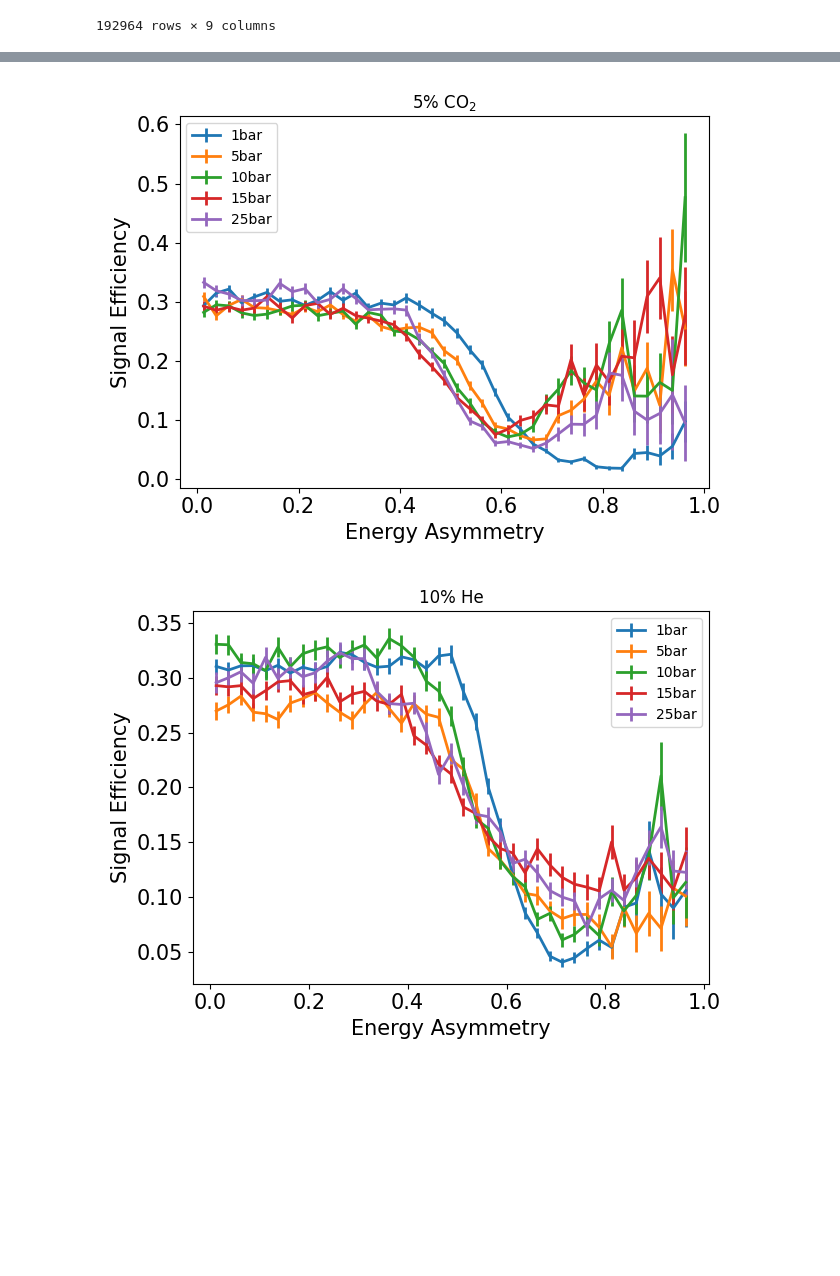
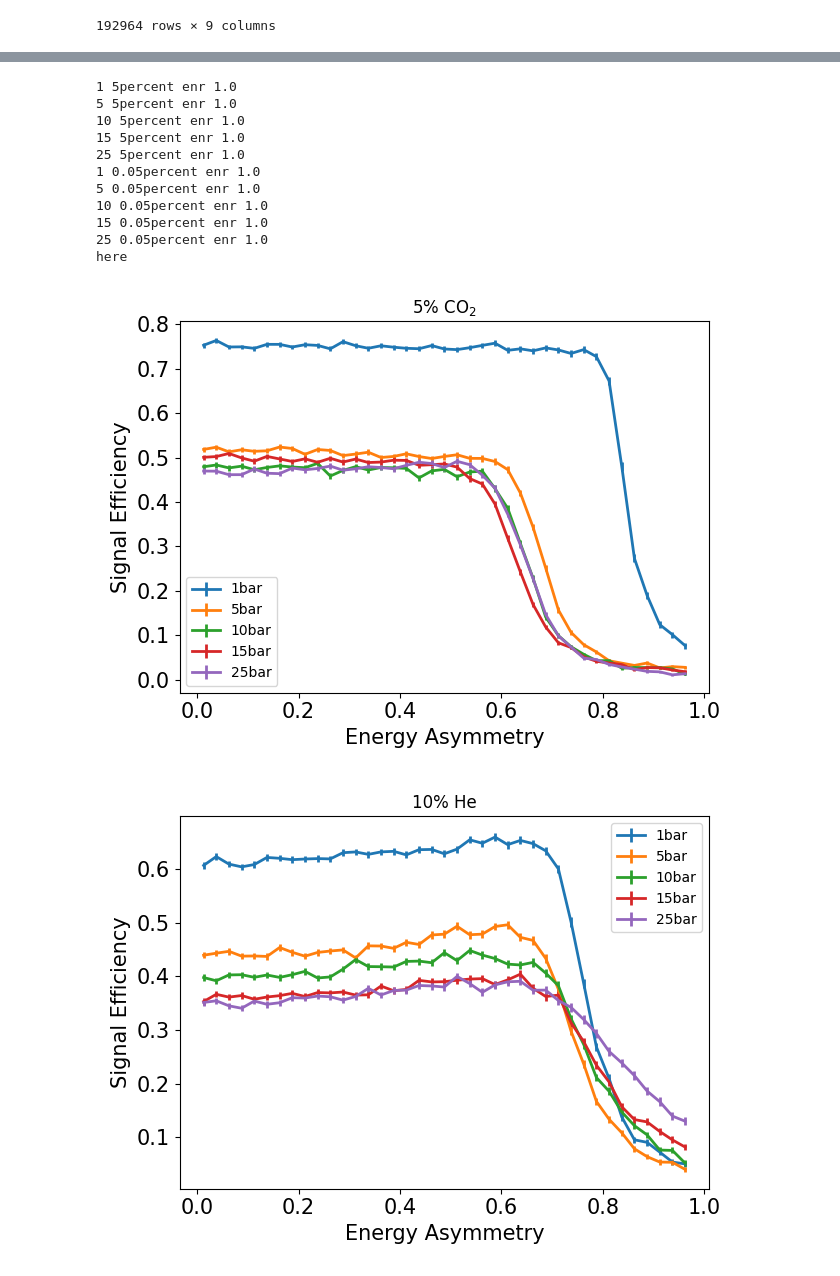
Before and after one commit to kvjmistry/ATPC, a Jupyter notebook: notebooks/GetSignalEfficiency.ipynb, the cells around one changed output, grey strips where cells are left out. Drawn from its saved outputs; the diff is of its cells as text; code cells hidden in the pictures; blank space fills up the shorter version.

```diff
--- a/notebooks/GetSignalEfficiency.ipynb
+++ b/notebooks/GetSignalEfficiency.ipynb
@@ -203,9 +331,9 @@ plt.tight_layout()
 # %%
 # Load in the event list
 
-def GetAsymmetryHistogram(df_true, df_reco, pressure, b):
+def GetAsymmetryHistogram(df_true, df_reco, pressure, b, diff):
 
-    df_reco = df_reco[df_reco.primary == 1]
+    # print("1", len(df_primary.event_id.unique()), len(df_reco.event_id.unique()))
 
     # This ensures the event samples overlap in the reco and true
     df_true_olp = df_true[df_true.event_id.isin(df_reco.event_id.unique())]
@@ -214,7 +342,13 @@ def GetAsymmetryHistogram(df_true, df_reco, pressure, b):
     n_gen, bins = np.histogram( df_true_olp.A,      bins = np.arange(0,1,0.025));
 
     # Apply the cut
-    df_reco_cut, df_true_olp_cut = ApplyBlobCut(df_reco, df_true_olp, "blob2R", b)
+    # df_reco_cut, df_true_olp_cut = ApplyBlobCut(df_primary, df_true_olp, "blob2R", b)
+
+    df_reco, df_primary, cuts = ApplyCuts(df_reco, pressure, diff, "enr", 1.0)
+    df_primary = df_primary[ cuts ]
+    df_reco = df_reco[(df_reco.event_id.isin(df_primary.event_id.unique()))]
+    df_true_olp_cut = df_true[df_true.event_id.isin(df_primary.event_id.unique())]
+
 
     n_sel, _    = np.histogram( df_true_olp_cut.A, bins = np.arange(0,1,0.025));
     efficiency, error = CalcEfficiency(n_sel, n_gen, False)
@@ -227,12 +361,11 @@ def GetAsymmetryHistogram(df_true, df_reco, pressure, b):
 
     return efficiency, error, bin_centers
 
-
-nubb_1bar_5percent_eff,  nubb_1bar_5percent_err,  nubb_1bar_5percent_bins  = GetAsymmetryHistogram(nubb_1bar_norm,  nubb_1bar_5percent,   1, 0.68)
-nubb_5bar_5percent_eff,  nubb_5bar_5percent_err,  nubb_5bar_5percent_bins  = GetAsymmetryHistogram(nubb_5bar_norm,  nubb_5bar_5percent,   5, 0.71)
-nubb_10bar_5percent_eff, nubb_10bar_5percent_err, nubb_10bar_5percent_bins = GetAsymmetryHistogram(nubb_10bar_norm, nubb_10bar_5percent, 10, 0.74)
-nubb_15bar_5percent_eff, nubb_15bar_5percent_err, nubb_15bar_5percent_bins = GetAsymmetryHistogram(nubb_15bar_norm, nubb_15bar_5percent, 15, 0.79)
-nubb_25bar_5percent_eff, nubb_25bar_5percent_err, nubb_25bar_5percent_bins = GetAsymmetryHistogram(nubb_25bar_norm, nubb_25bar_5percent, 25, 0.77)
+nubb_1bar_5percent_eff,  nubb_1bar_5percent_err,  nubb_1bar_5percent_bins  = GetAsymmetryHistogram(nubb_1bar_norm,  nubb_1bar_5percent,   1, 0.68, "5percent")
+nubb_5bar_5percent_eff,  nubb_5bar_5percent_err,  nubb_5bar_5percent_bins  = GetAsymmetryHistogram(nubb_5bar_norm,  nubb_5bar_5percent,   5, 0.71, "5percent")
+nubb_10bar_5percent_eff, nubb_10bar_5percent_err, nubb_10bar_5percent_bins = GetAsymmetryHistogram(nubb_10bar_norm, nubb_10bar_5percent, 10, 0.74, "5percent")
+nubb_15bar_5percent_eff, nubb_15bar_5percent_err, nubb_15bar_5percent_bins = GetAsymmetryHistogram(nubb_15bar_norm, nubb_15bar_5percent, 15, 0.79, "5percent")
+nubb_25bar_5percent_eff, nubb_25bar_5percent_err, nubb_25bar_5percent_bins = GetAsymmetryHistogram(nubb_25bar_norm, nubb_25bar_5percent, 25, 0.77, "5percent")
 
 
 plt.figure()
@@ -240,40 +373,51 @@ plt.errorbar(nubb_1bar_5percent_bins, nubb_1bar_5percent_eff, yerr=nubb_1bar_5pe
 plt.errorbar(nubb_5bar_5percent_bins, nubb_5bar_5percent_eff, yerr=nubb_5bar_5percent_err, linewidth = 2, label = "5bar")
 plt.errorbar(nubb_10bar_5percent_bins, nubb_10bar_5percent_eff, yerr=nubb_10bar_5percent_err, linewidth = 2, label = "10bar")
 plt.errorbar(nubb_15bar_5percent_bins, nubb_15bar_5percent_eff, yerr=nubb_15bar_5percent_err, linewidth = 2, label = "15bar")
 plt.errorbar(nubb_25bar_5percent_bins, nubb_25bar_5percent_eff, yerr=nubb_25bar_5percent_err, linewidth = 2, label = "25bar")
 
 plt.xlabel("Energy Asymmetry", fontsize=15);
 plt.ylabel("Signal Efficiency", fontsize=15);
 plt.xticks(fontsize=15);
 plt.yticks(fontsize=15);
 plt.legend()
 plt.title(r"5% CO$_2$")
 plt.tight_layout()
 
 
-nubb_1bar_He_eff,  nubb_1bar_He_err,  nubb_1bar_He_bins  = GetAsymmetryHistogram(nubb_1bar_norm,  nubb_1bar_He,   1, 0.66)
-nubb_5bar_He_eff,  nubb_5bar_He_err,  nubb_5bar_He_bins  = GetAsymmetryHistogram(nubb_5bar_norm,  nubb_5bar_He,   5, 0.73)
-nubb_10bar_He_eff, nubb_10bar_He_err, nubb_10bar_He_bins = GetAsymmetryHistogram(nubb_10bar_norm, nubb_10bar_He, 10, 0.77)
-nubb_15bar_He_eff, nubb_15bar_He_err, nubb_15bar_He_bins = GetAsymmetryHistogram(nubb_15bar_norm, nubb_15bar_He, 15, 0.83)
-nubb_25bar_He_eff, nubb_25bar_He_err, nubb_25bar_He_bins = GetAsymmetryHistogram(nubb_25bar_norm, nubb_25bar_He, 25, 0.93)
+nubb_1bar_He_eff,  nubb_1bar_He_err,  nubb_1bar_He_bins  = GetAsymmetryHistogram(nubb_1bar_norm,  nubb_1bar_He,   1, 0.66, "0.05percent")
+nubb_5bar_He_eff,  nubb_5bar_He_err,  nubb_5bar_He_bins  = GetAsymmetryHistogram(nubb_5bar_norm,  nubb_5bar_He,   5, 0.73, "0.05percent")
+nubb_10bar_He_eff, nubb_10bar_He_err, nubb_10bar_He_bins = GetAsymmetryHistogram(nubb_10bar_norm, nubb_10bar_He, 10, 0.77, "0.05percent")
+nubb_15bar_He_eff, nubb_15bar_He_err, nubb_15bar_He_bins = GetAsymmetryHistogram(nubb_15bar_norm, nubb_15bar_He, 15, 0.83, "0.05percent")
+nubb_25bar_He_eff, nubb_25bar_He_err, nubb_25bar_He_bins = GetAsymmetryHistogram(nubb_25bar_norm, nubb_25bar_He, 25, 0.93, "0.05percent")
 
 
 plt.figure()
 plt.errorbar(nubb_1bar_He_bins,  nubb_1bar_He_eff,  yerr=nubb_1bar_He_err,  linewidth = 2, label = "1bar")
 plt.errorbar(nubb_5bar_He_bins,  nubb_5bar_He_eff,  yerr=nubb_5bar_He_err,  linewidth = 2, label = "5bar")
 plt.errorbar(nubb_10bar_He_bins, nubb_10bar_He_eff, yerr=nubb_10bar_He_err, linewidth = 2, label = "10bar")
 plt.errorbar(nubb_15bar_He_bins, nubb_15bar_He_eff, yerr=nubb_15bar_He_err, linewidth = 2, label = "15bar")
 plt.errorbar(nubb_25bar_He_bins, nubb_25bar_He_eff, yerr=nubb_25bar_He_err, linewidth = 2, label = "25bar")
 plt.xlabel("Energy Asymmetry", fontsize=15);
 plt.ylabel("Signal Efficiency", fontsize=15);
 plt.xticks(fontsize=15);
 plt.yticks(fontsize=15);
 plt.legend()
 plt.title(r"10% He")
 plt.tight_layout()
 # %% [output]
+1 5percent enr 1.0
+5 5percent enr 1.0
+10 5percent enr 1.0
+15 5percent enr 1.0
+25 5percent enr 1.0
+1 0.05percent enr 1.0
+5 0.05percent enr 1.0
+10 0.05percent enr 1.0
+15 0.05percent enr 1.0
+25 0.05percent enr 1.0
+here
-[figure, old version]
+[figure, new version]
-[figure, old version]
+[figure, new version]
 # %%
 # Load in the event list
 
```
Also changed, not shown: parts of 10 cells of this notebook.
